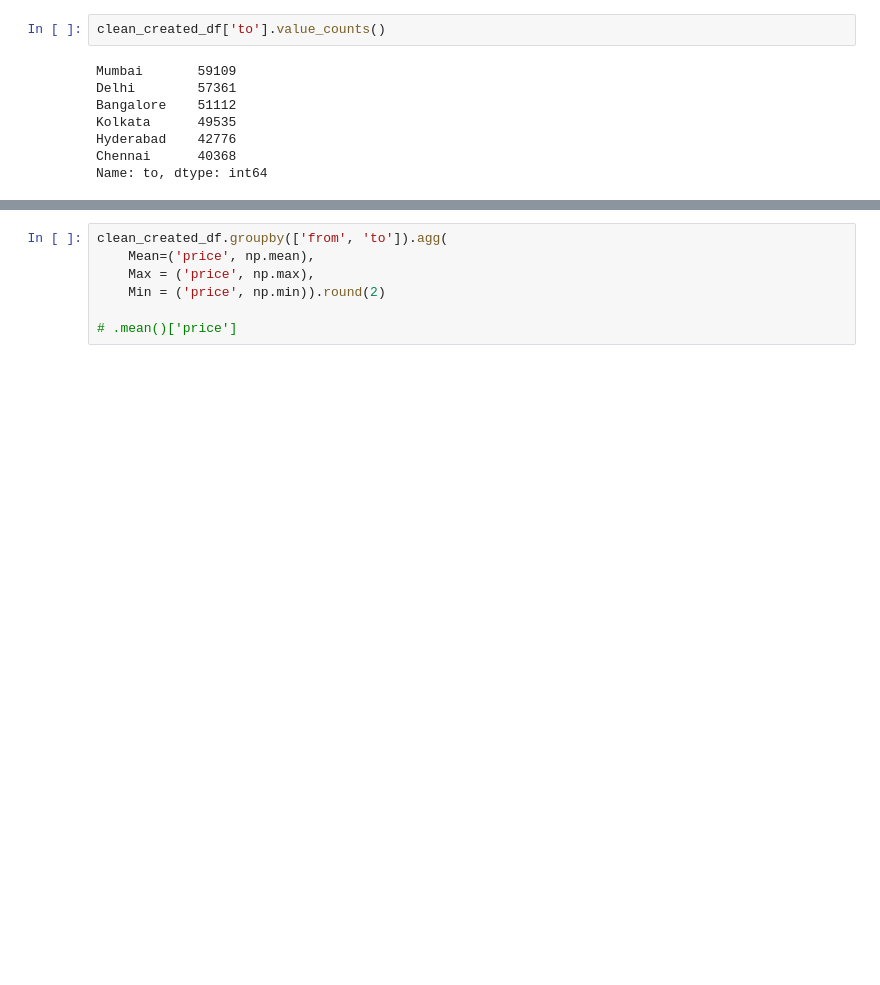
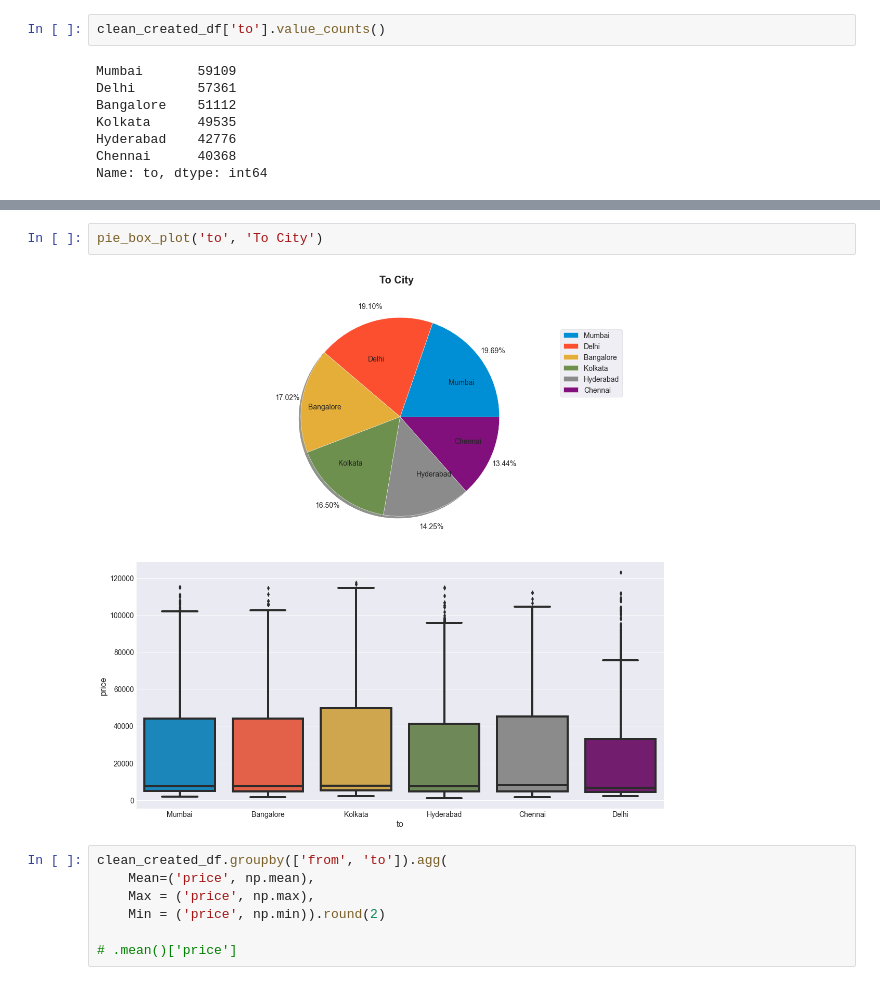
Before and after one commit to deepbdoshi/Flight-Price-Prediction, a Jupyter notebook: Flight Price Prediction.ipynb, the cells around one changed output, grey strips where cells are left out. Cells and saved outputs as stored; diff of their text form; blank space fills up the shorter version.

```diff
--- a/Flight Price Prediction.ipynb
+++ b/Flight Price Prediction.ipynb
@@ -290,3 +304,7 @@ Name: from, dtype: int64
+# %%
+pie_box_plot('to', 'To City')
+# %% [output]
+[figure, added]
 # %%
 clean_created_df.groupby(['from', 'to']).agg(
     Mean=('price', np.mean),
```
Also changed, not shown: parts of 30 cells of this notebook.
